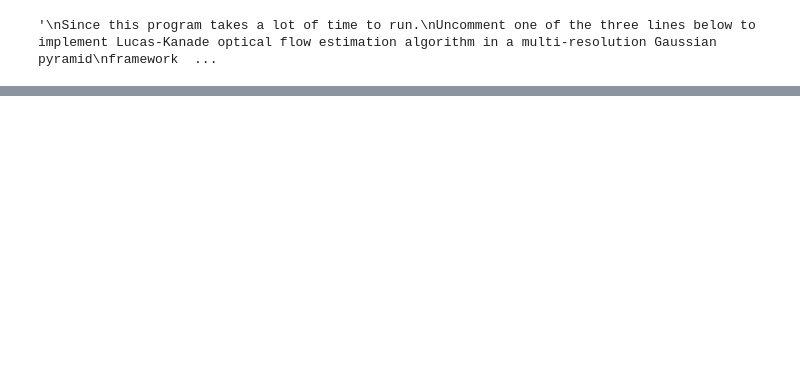
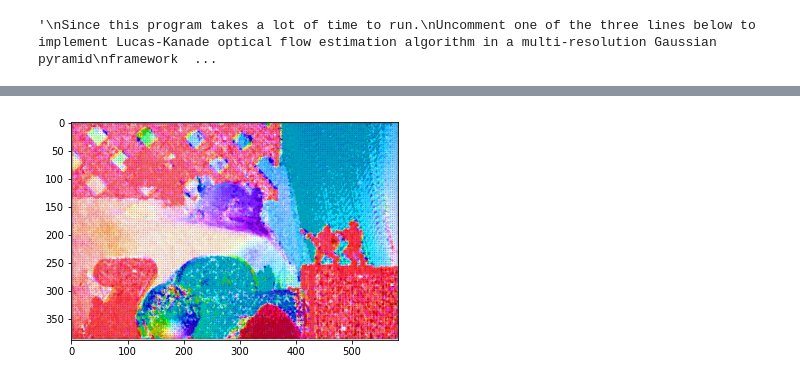
Before and after one commit to XavierVerbrugge2000/VC_Project, a Jupyter notebook: LK-Pyriamid_2.ipynb, the cells around one changed output, grey strips where cells are left out. Drawn from its saved outputs; the diff is of its cells as text; code cells hidden in the pictures; blank space fills up the shorter version.

```diff
--- a/LK-Pyriamid_2.ipynb
+++ b/LK-Pyriamid_2.ipynb
@@ -341,0 +396,4 @@ framework for the required pair of images
+# %%
+img = visualize_flow(u = ul21, v = vl21)
+# %% [output]
+[figure, added]
```
Also changed, not shown: parts of 9 cells of this notebook, 31 other files.
